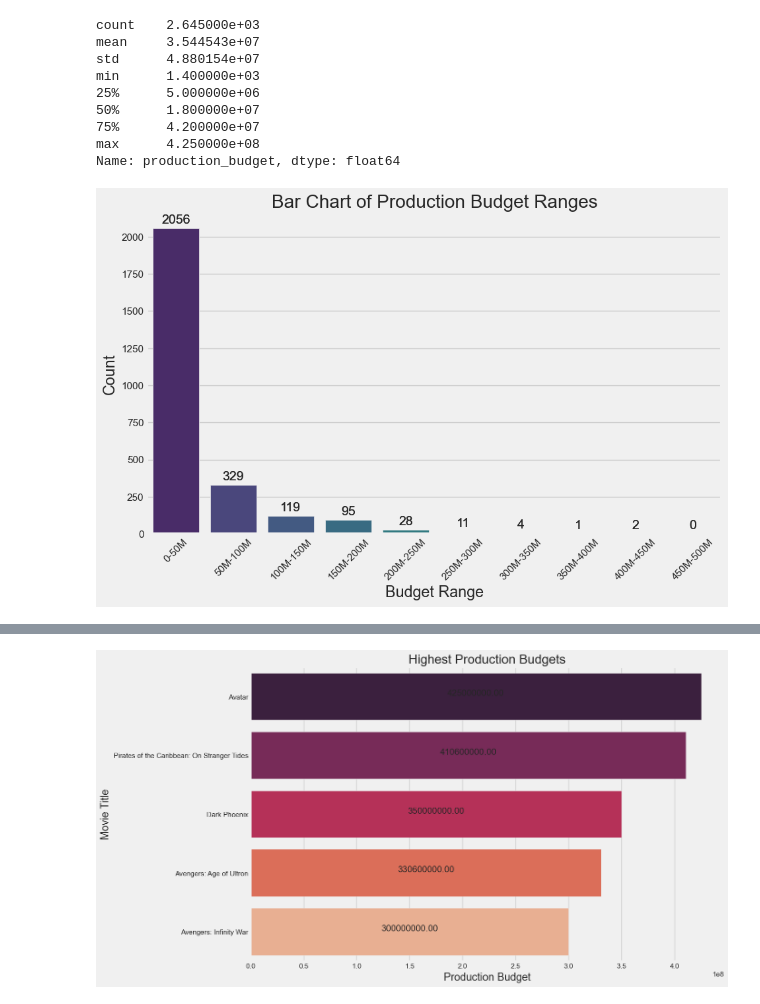
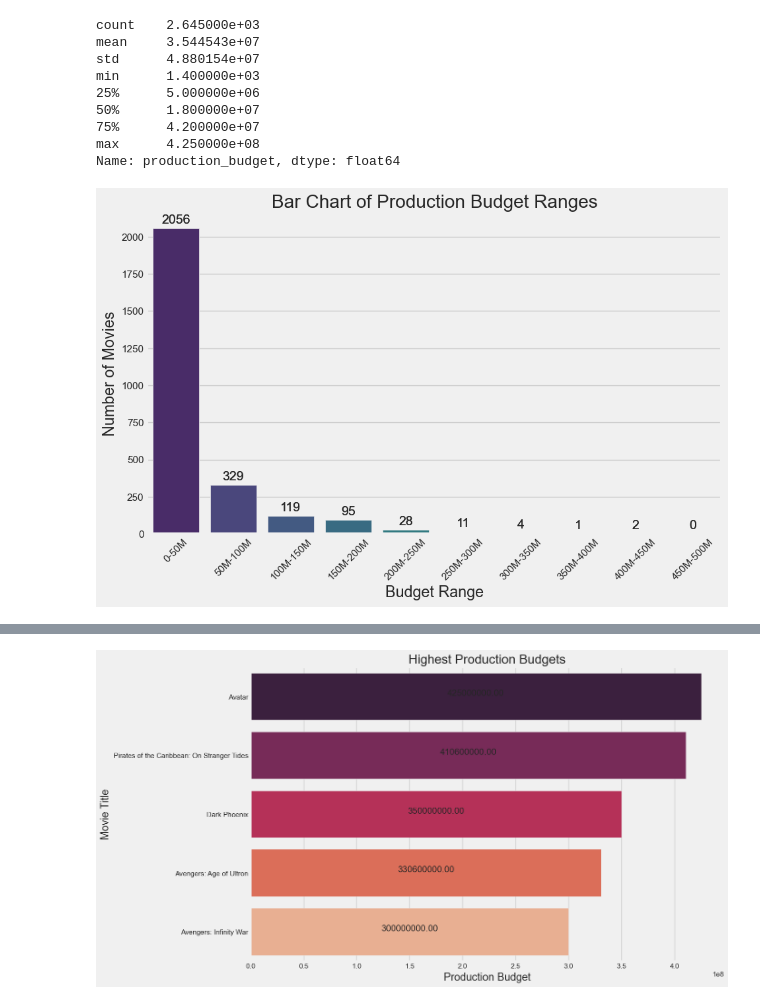
Before and after one commit to BrianGithinji-BMG/Movie-Studio, a Jupyter notebook: Movies.ipynb, the cells around one changed output, grey strips where cells are left out. Saved outputs shown, nothing was run; the diff lists cells and outputs as text; code cells hidden in the pictures.

```diff
--- a/Movies.ipynb
+++ b/Movies.ipynb
@@ -687,3 +697,6 @@ Merged dataset with split genres saved successfully to 'merged_dataset_with_genr
+# %%
+# Filtering unnecessary columns
+merged.drop(['movie'],axis = 1, inplace =True)
 # %%
 merged.head()
 # %% [output]
@@ -1068,28 +1084,28 @@ Name: production_budget, dtype: float64
 # %%
 # Define budget bins and labels
 bins = [0, 50000000, 100000000,150000000, 200000000, 250000000, 300000000,350000000, 400000000,450000000, 500000000]
 labels = ['0-50M','50M-100M', '100M-150M','150M-200M', '200M-250M','250M-300M', '300M-350M','350M-400M', '400M-450M','450M-500M']
 
 # Create a new column with binned budget categories
 merged['budget_bin'] = pd.cut(merged['production_budget'], bins=bins, labels=labels, right=False)
 
 # Plotting the bar chart for binned budgets
 plt.figure(figsize=(10, 6))
 barplot = sns.countplot(x='budget_bin', data=merged, palette='viridis')
 sns.countplot(x='budget_bin', data=merged, palette='viridis')
 plt.title('Bar Chart of Production Budget Ranges')
 plt.xlabel('Budget Range')
-plt.ylabel('Count')
+plt.ylabel('Number of Movies')
 plt.xticks(rotation=45)  # Rotate x-axis labels if needed
 
 # Add labels to the bars
 for p in barplot.patches:
     barplot.annotate(format(p.get_height(), '.0f'),
                      (p.get_x() + p.get_width() / 2., p.get_height()),
                      ha = 'center', va = 'center',
                      xytext = (0, 9),
                      textcoords = 'offset points')
 
 plt.show()
 # %% [output]
-[figure, old version]
+[figure, new version]
```
Also changed, not shown: parts of 21 cells of this notebook.
